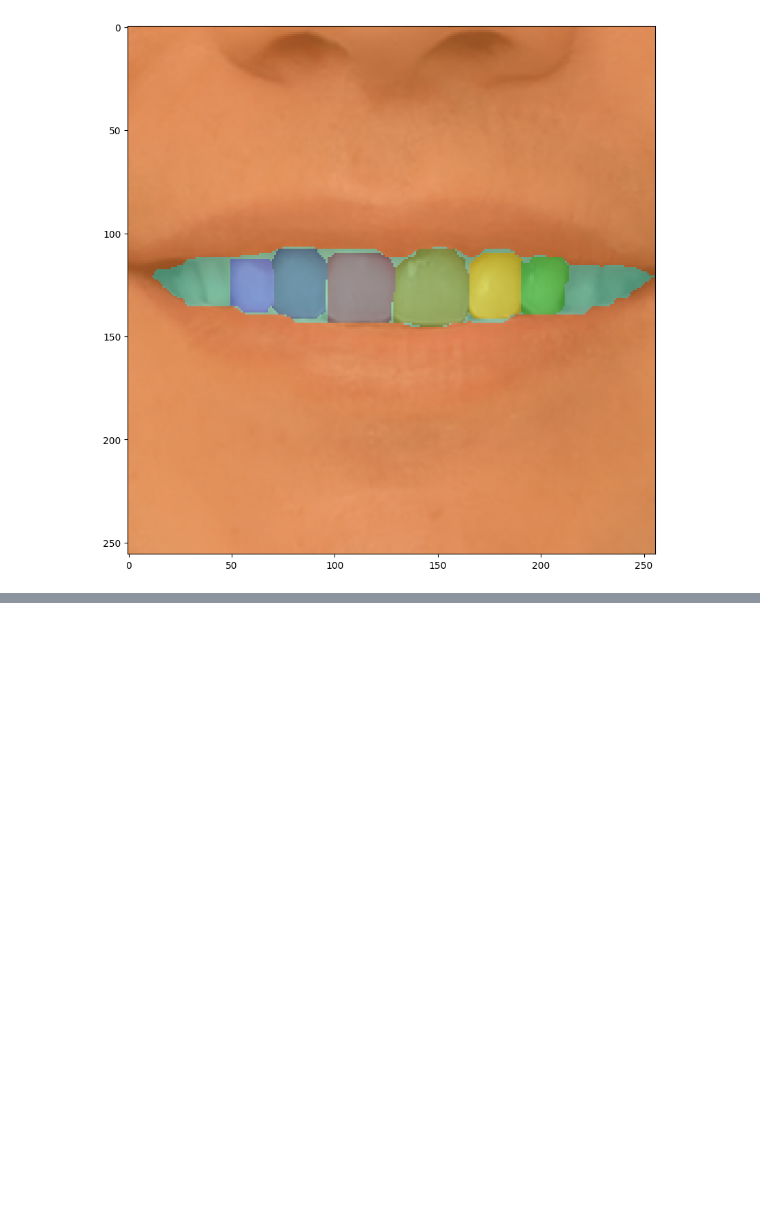
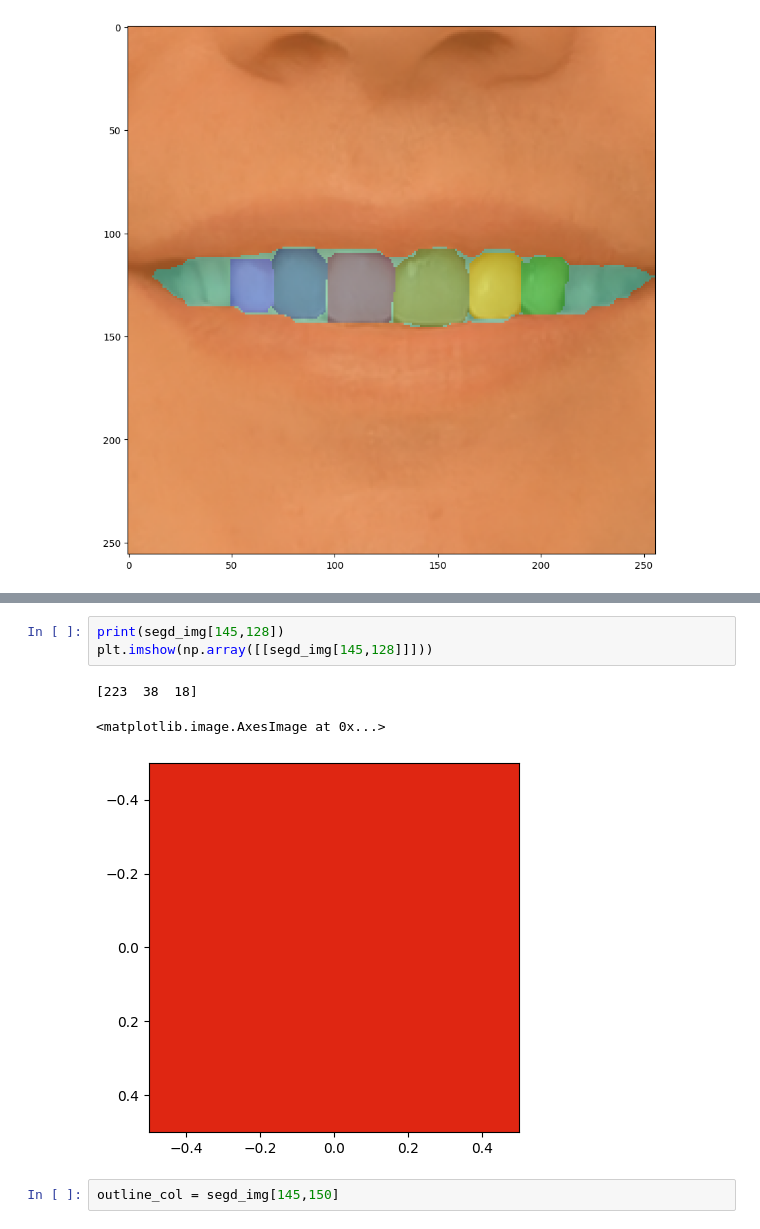
Before and after one commit to jamesdvance/BraceYourself, a Jupyter notebook: FastSAM_demo.ipynb, the cells around one changed output, grey strips where cells are left out. Drawn from its saved outputs; the diff is of its cells as text; blank space fills up the shorter version.

```diff
--- a/FastSAM_demo.ipynb
+++ b/FastSAM_demo.ipynb
@@ -89,0 +131,9 @@ plt.imshow(segd_img )
+# %%
+print(segd_img[145,128])
+plt.imshow(np.array([[segd_img[145,128]]]))
+# %% [output]
+[223  38  18]
+<matplotlib.image.AxesImage at 0x...>
+[figure, added]
+# %%
+outline_col = segd_img[145,150]
```
Also changed, not shown: parts of 43 cells of this notebook.
